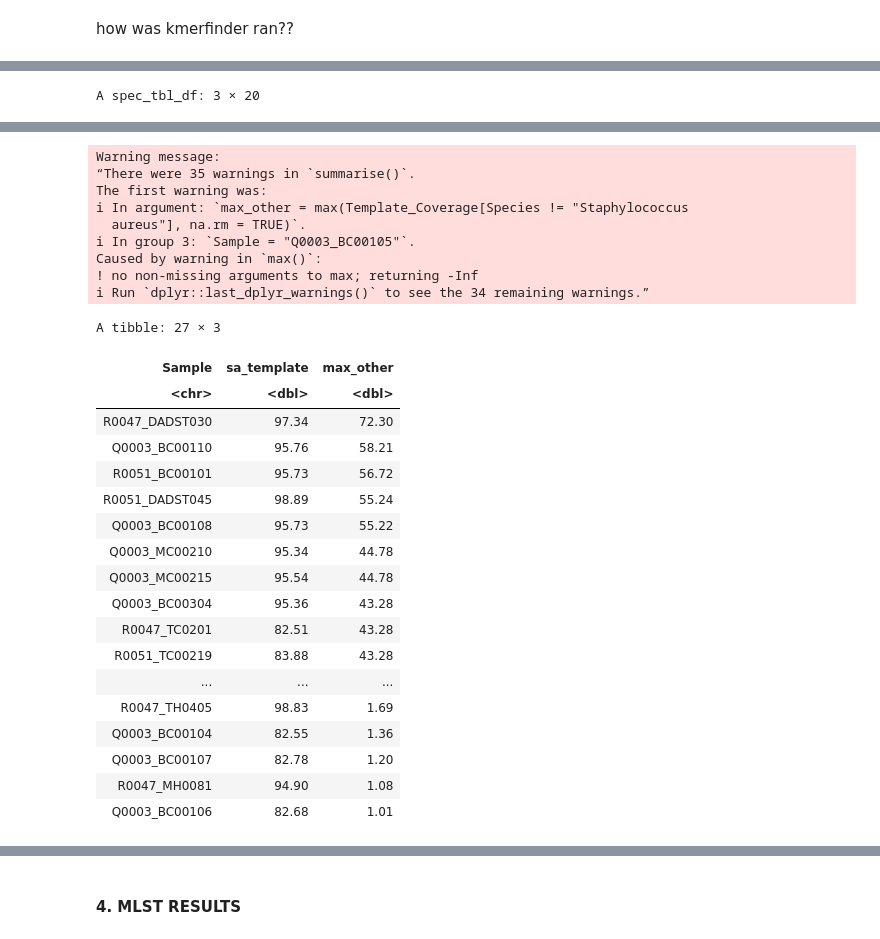
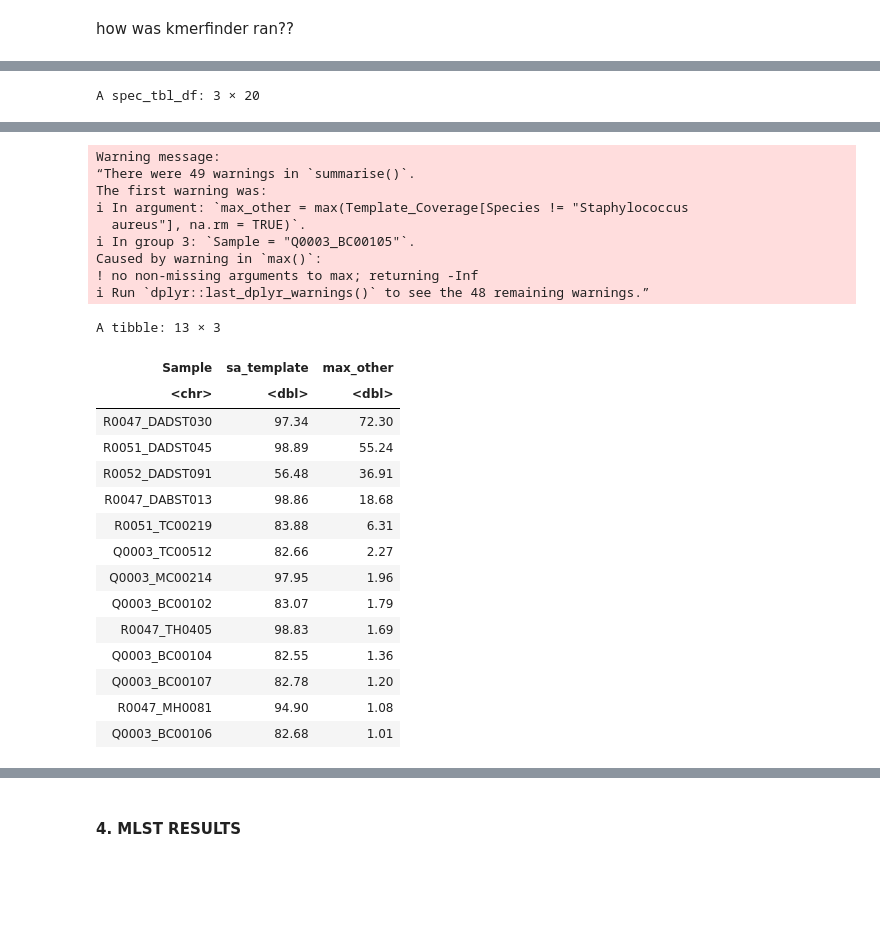
Before and after one commit to andregodinhodtu/23262_infectious_disease_project, a Jupyter notebook: source/analysis/kmer_mlst_resfinder.ipynb, the cells around one changed output, grey strips where cells are left out. Saved outputs shown, nothing was run; the diff lists cells and outputs as text; code cells hidden in the pictures; blank space fills up the shorter version.

```diff
--- a/source/analysis/kmer_mlst_resfinder.ipynb
+++ b/source/analysis/kmer_mlst_resfinder.ipynb
@@ -150,46 +150,44 @@ species_df_best5 |>
   filter(Species != "Staphylococcus aureus", Template_Coverage >= 20 | Query_Coverage >= 20,
         Template_length >= 100) |>
   arrange(desc(Template_Coverage), desc(Query_Coverage))
 
 # per-sample summary: S.aureus coverage vs max other-species coverage
 species_df_best5 |>
   group_by(Sample) |>
+  filter(Template_length >= 100) |>
   summarise(
     sa_template = max(Template_Coverage[Species == "Staphylococcus aureus"], na.rm = TRUE),
     max_other   = max(Template_Coverage[Species != "Staphylococcus aureus"], na.rm = TRUE)
   ) |>
   filter(max_other != -Inf) |>
   arrange(desc(max_other))
 # %% [output]
 A spec_tbl_df: 3 × 20
 | Sample | # Sequence ID | Num | Score | Expected | Template_length | Query_Coverage | Template_Coverage | ... |
 | <chr> | <chr> | <dbl> | <dbl> | <dbl> | <dbl> | <dbl> | <dbl> | ... |
 | R0047_DADST030 | GCF_014334295.1 | 15068 | 282986 | 471 | 103657 | 10.11 | 72.30 | ... |
 | R0051_DADST045 | GCF_014334295.1 | 15068 | 151195 | 878 | 103657 | 3.17 | 55.24 | ... |
 | R0052_DADST091 | GCF_005706435.1 | 19853 | 105687 | 306 | 109253 | 6.43 | 36.91 | ... |
 Warning message:
-“There were 35 warnings in `summarise()`.
+“There were 49 warnings in `summarise()`.
 The first warning was:
 ℹ In argument: `max_other = max(Template_Coverage[Species != "Staphylococcus
   aureus"], na.rm = TRUE)`.
 ℹ In group 3: `Sample = "Q0003_BC00105"`.
 Caused by warning in `max()`:
 ! no non-missing arguments to max; returning -Inf
-ℹ Run `dplyr::last_dplyr_warnings()` to see the 34 remaining warnings.”
+ℹ Run `dplyr::last_dplyr_warnings()` to see the 48 remaining warnings.”
-A tibble: 27 × 3
+A tibble: 13 × 3
 | Sample | sa_template | max_other |
 | <chr> | <dbl> | <dbl> |
 | R0047_DADST030 | 97.34 | 72.30 |
-| Q0003_BC00110 | 95.76 | 58.21 |
-| R0051_BC00101 | 95.73 | 56.72 |
 | R0051_DADST045 | 98.89 | 55.24 |
-| Q0003_BC00108 | 95.73 | 55.22 |
-| Q0003_MC00210 | 95.34 | 44.78 |
-| Q0003_MC00215 | 95.54 | 44.78 |
-| Q0003_BC00304 | 95.36 | 43.28 |
-| R0047_TC0201 | 82.51 | 43.28 |
-| R0051_TC00219 | 83.88 | 43.28 |
-| ... | ... | ... |
+| R0052_DADST091 | 56.48 | 36.91 |
+| R0047_DABST013 | 98.86 | 18.68 |
+| R0051_TC00219 | 83.88 | 6.31 |
+| Q0003_TC00512 | 82.66 | 2.27 |
+| Q0003_MC00214 | 97.95 | 1.96 |
+| Q0003_BC00102 | 83.07 | 1.79 |
 | R0047_TH0405 | 98.83 | 1.69 |
 | Q0003_BC00104 | 82.55 | 1.36 |
 | Q0003_BC00107 | 82.78 | 1.20 |
```
Also changed, not shown: parts of 5 cells of this notebook, 8 other files.
